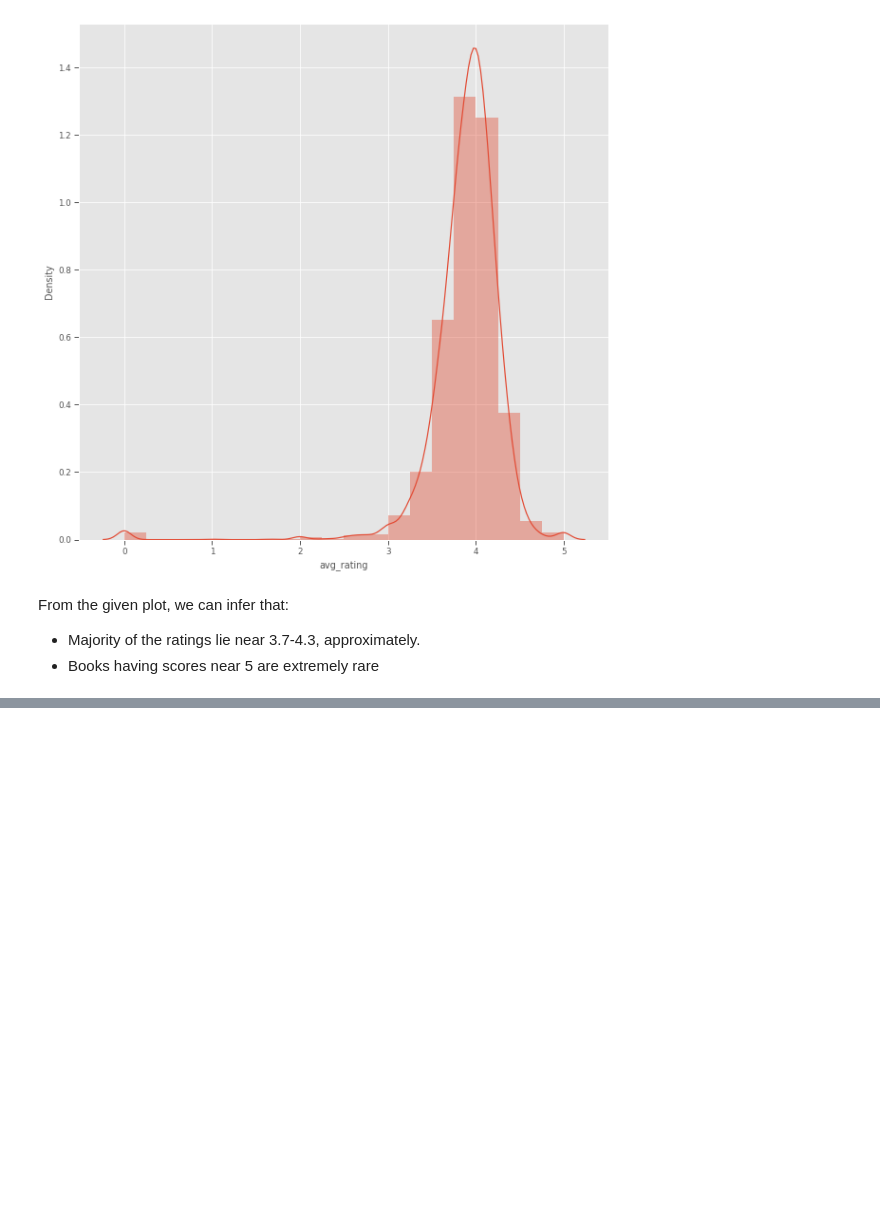
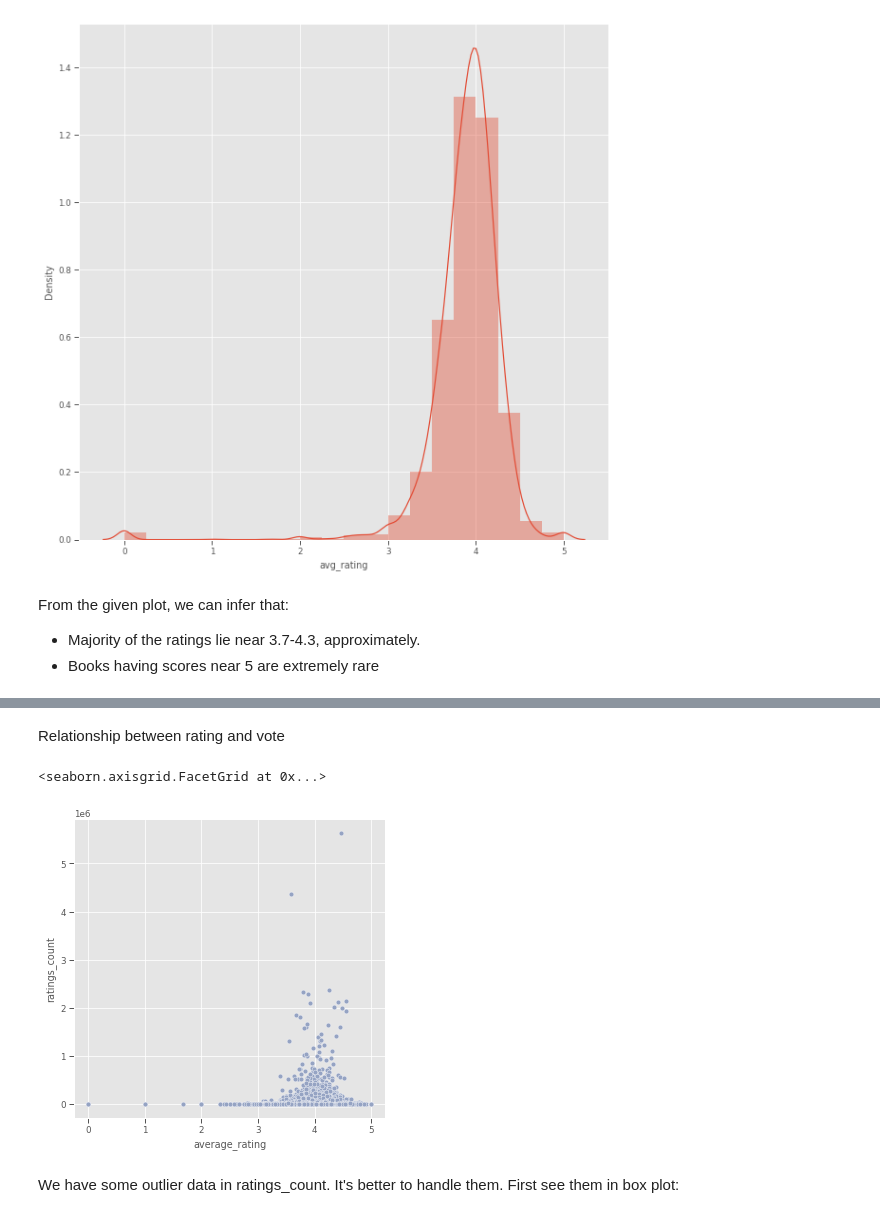
Before and after one commit to sajjad5221/book-recommendation, a Jupyter notebook: book_recommendation.ipynb, the cells around one changed output, grey strips where cells are left out. Drawn from its saved outputs; the diff is of its cells as text; code cells hidden in the pictures; blank space fills up the shorter version.

```diff
--- a/book_recommendation.ipynb
+++ b/book_recommendation.ipynb
@@ -258,0 +240,10 @@ From the given plot, we can infer that:
+# %% [markdown]
+Relationship between rating and vote
+# %%
+sns.relplot(x = "average_rating", y = "ratings_count",color = '#95a3c3', data = df)
+# %% [output]
+<seaborn.axisgrid.FacetGrid at 0x...>
+[figure, added]
+# %% [markdown]
+We have some outlier data in ratings_count. It's better to handle them.
+First see them in box plot:
```
Also changed, not shown: parts of 33 cells of this notebook.
